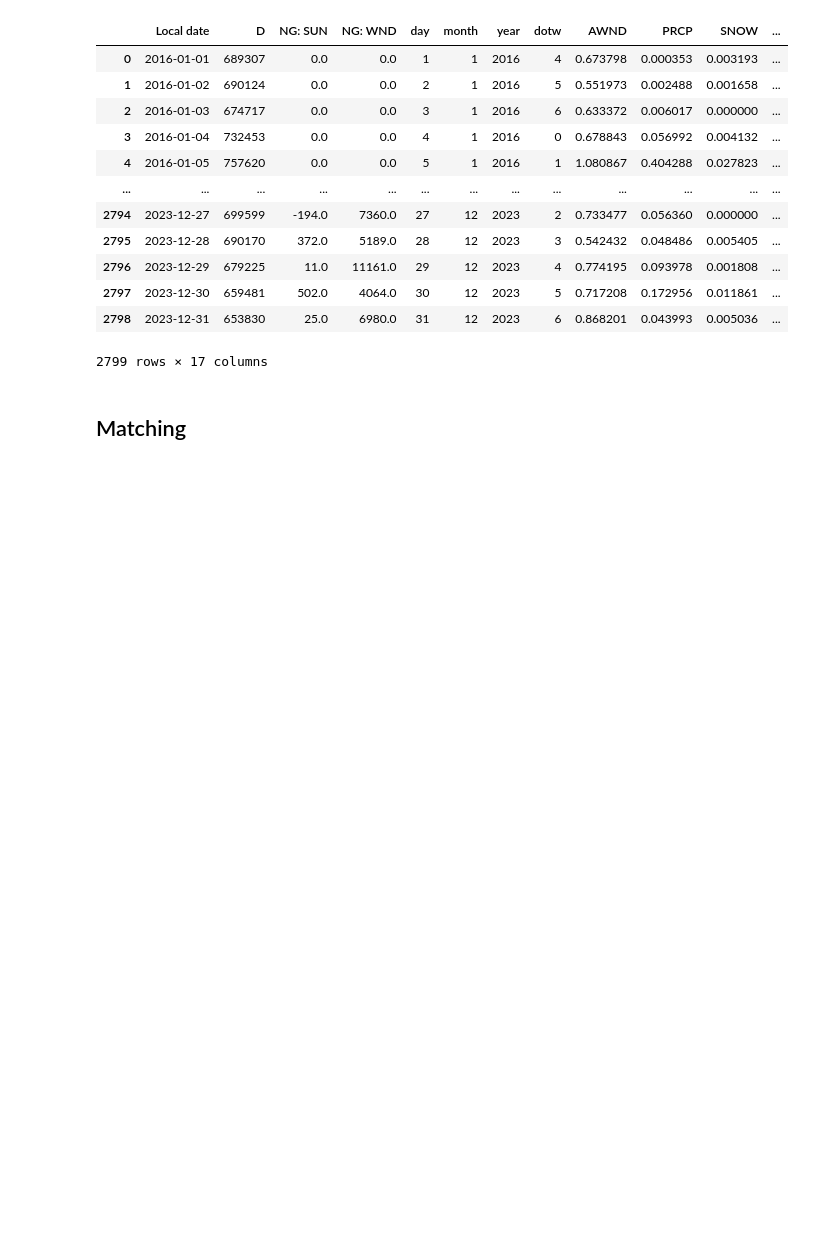
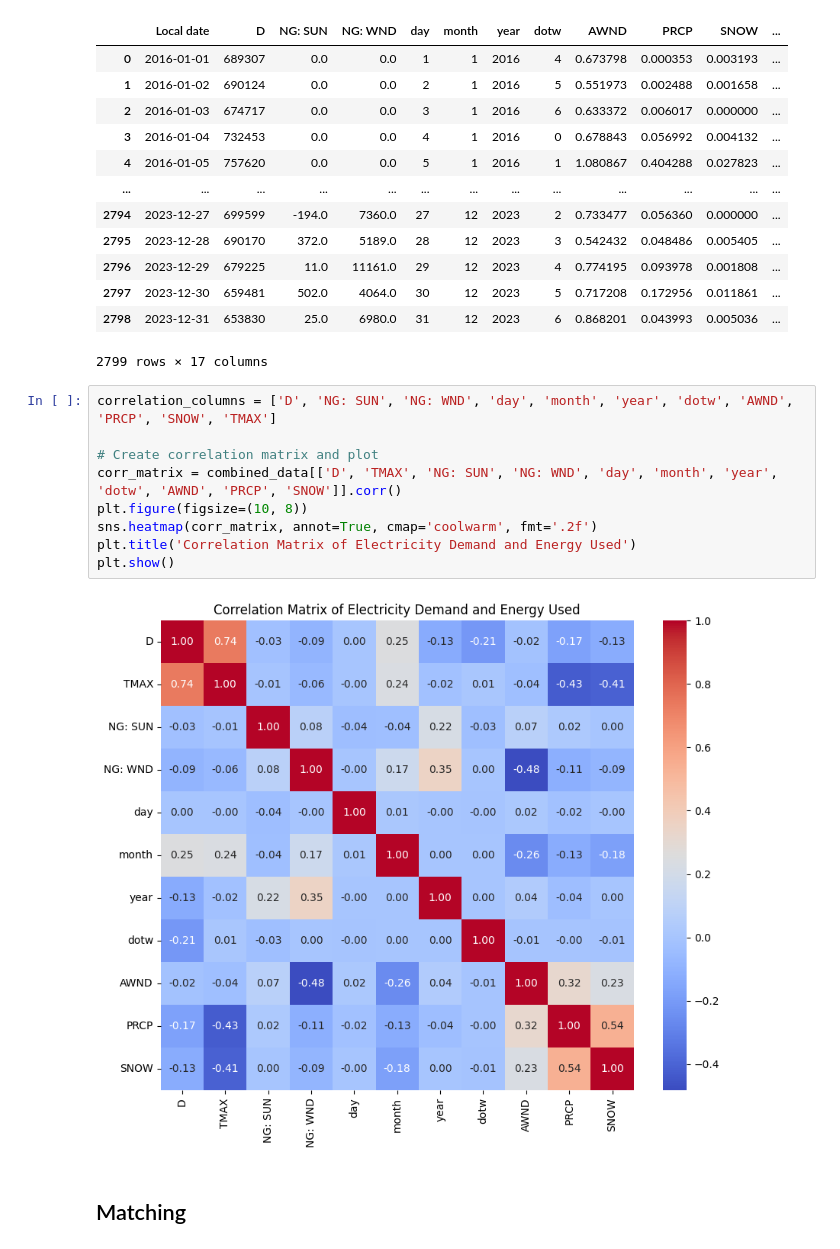
Before and after one commit to omarmejiaa/ds102_finalproj, a Jupyter notebook: Q1Real.ipynb, the cells around one changed output. Drawn from its saved outputs; the diff is of its cells as text; blank space fills up the shorter version.

```diff
--- a/Q1Real.ipynb
+++ b/Q1Real.ipynb
@@ -150,6 +156,17 @@ combined_data
 | 2797 | 2023-12-30 | 659481 | 502.0 | 4064.0 | 30 | 12 | 2023 | 5 | 0.717208 | 0.172956 | 0.011861 | ... |
 | 2798 | 2023-12-31 | 653830 | 25.0 | 6980.0 | 31 | 12 | 2023 | 6 | 0.868201 | 0.043993 | 0.005036 | ... |
 2799 rows × 17 columns
+# %%
+correlation_columns = ['D', 'NG: SUN', 'NG: WND', 'day', 'month', 'year', 'dotw', 'AWND', 'PRCP', 'SNOW', 'TMAX']
+
+# Create correlation matrix and plot
+corr_matrix = combined_data[['D', 'TMAX', 'NG: SUN', 'NG: WND', 'day', 'month', 'year', 'dotw', 'AWND', 'PRCP', 'SNOW']].corr()
+plt.figure(figsize=(10, 8))
+sns.heatmap(corr_matrix, annot=True, cmap='coolwarm', fmt='.2f')
+plt.title('Correlation Matrix of Electricity Demand and Energy Used')
+plt.show()
+# %% [output]
+[figure, added]
 # %% [markdown]
 ## Matching
 # %% [markdown]
```
Also changed, not shown: parts of 1 cell of this notebook, 2 other files.
